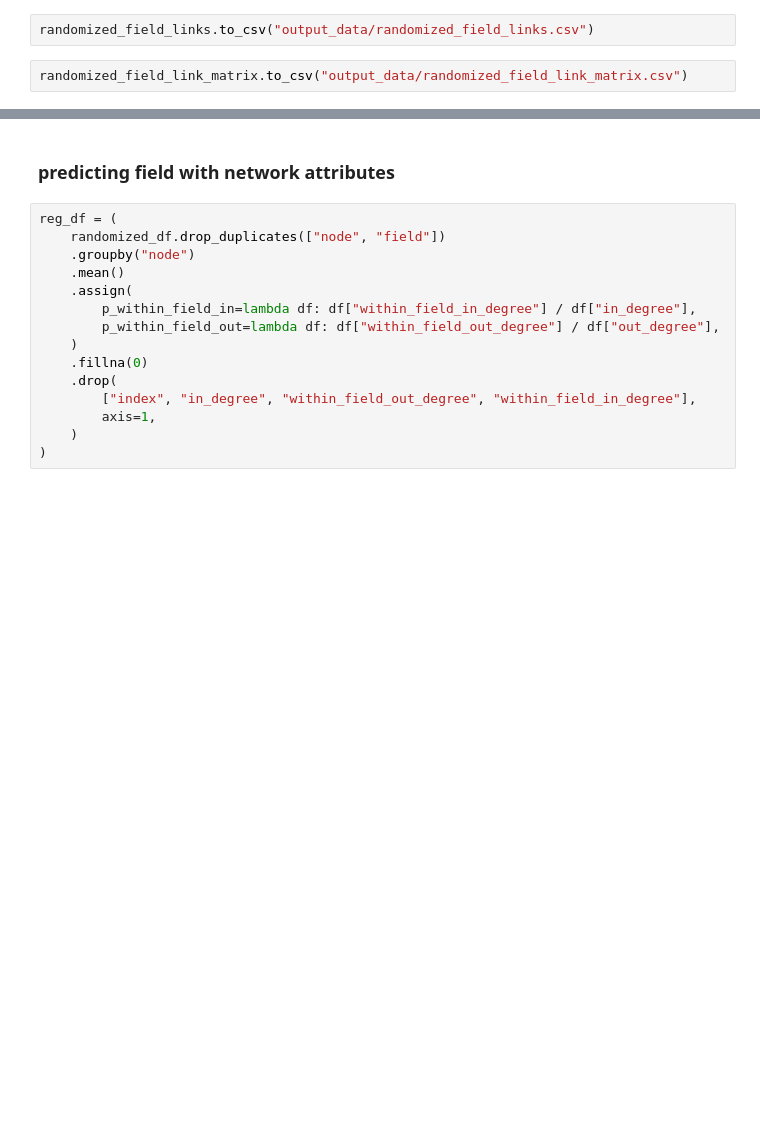
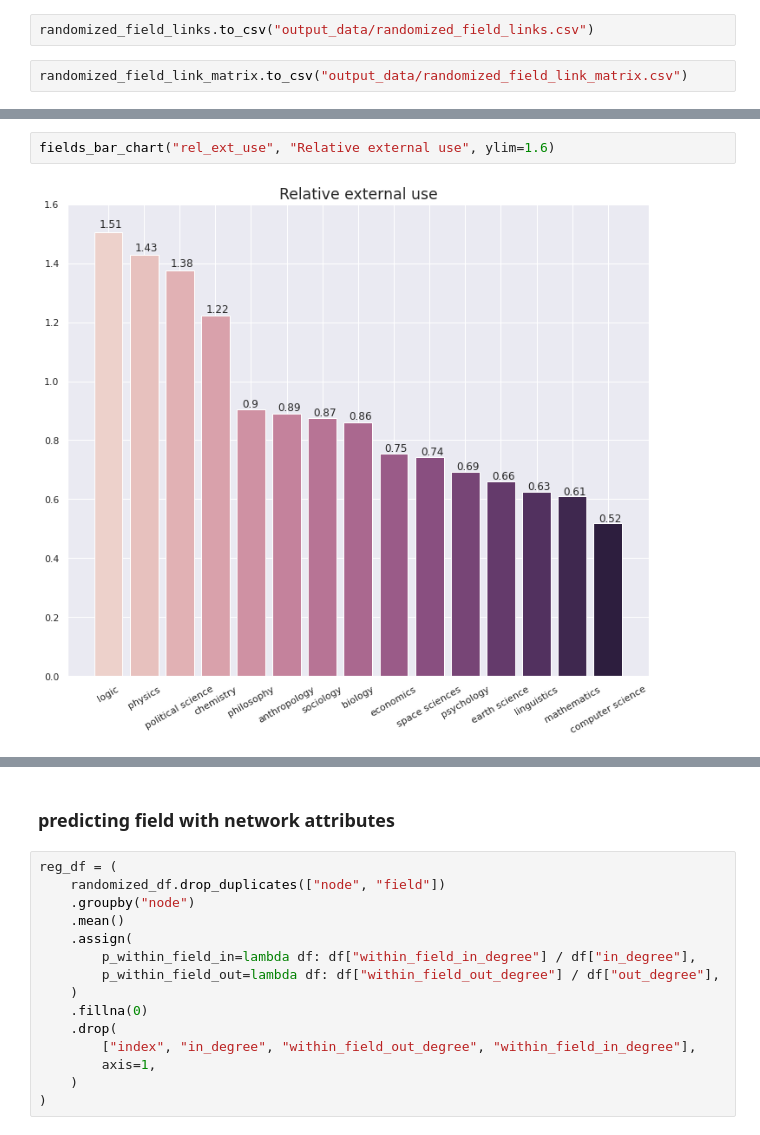
Before and after one commit to dormanh/wikipedia_hyperlinks, a Jupyter notebook: randomization.ipynb, the cells around one changed output, grey strips where cells are left out. Saved outputs shown, nothing was run; the diff lists cells and outputs as text; blank space fills up the shorter version.

```diff
--- a/randomization.ipynb
+++ b/randomization.ipynb
@@ -373,0 +343,4 @@ def fields_bar_chart(attr, title):
+# %%
+fields_bar_chart("rel_ext_use", "Relative external use", ylim=1.6)
+# %% [output]
+[figure, added]
```
Also changed, not shown: parts of 17 cells of this notebook, 4 other files.
